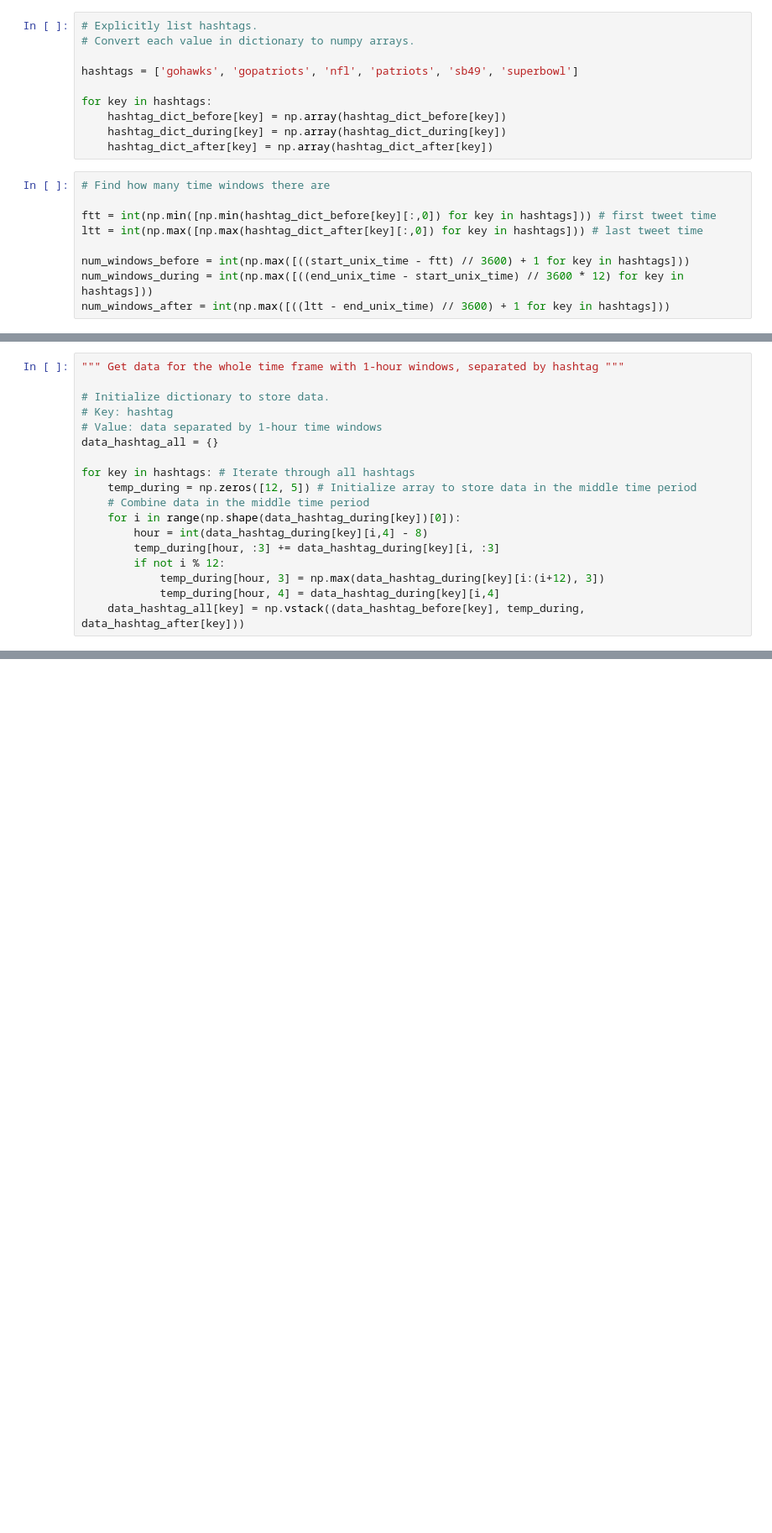
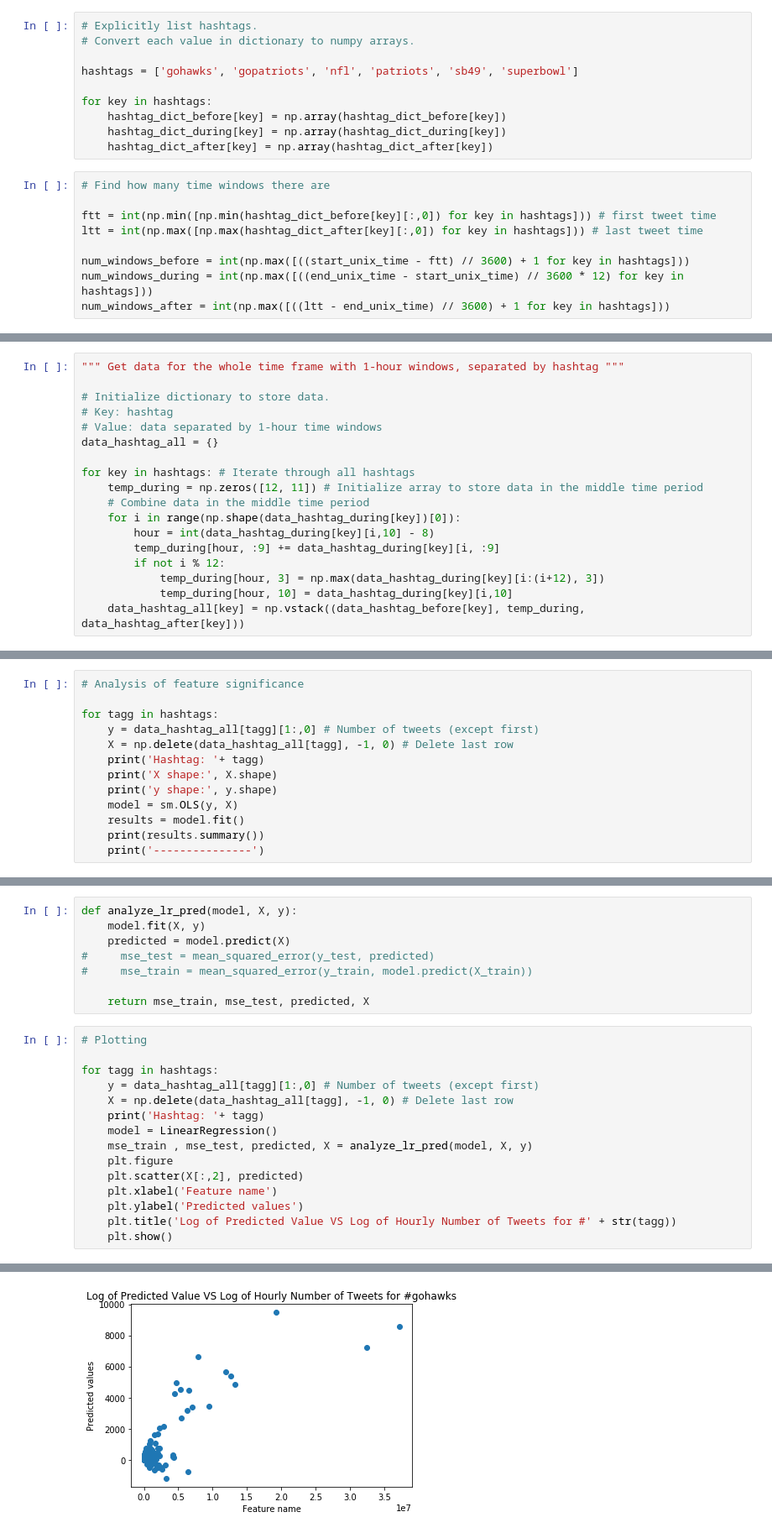
Before and after one commit to 219Winter2019adjz/Project5, a Jupyter notebook: Part2.ipynb, the cells around one changed output, grey strips where cells are left out. Shown at 84% size. Cells and saved outputs as stored; diff of their text form; blank space fills up the shorter version.

```diff
--- a/Part2.ipynb
+++ b/Part2.ipynb
@@ -634,14 +647,14 @@ data_aggregate_after[:,4] = data_hashtag_after['superbowl'][:,4]
 data_hashtag_all = {}
 
 for key in hashtags: # Iterate through all hashtags
-    temp_during = np.zeros([12, 5]) # Initialize array to store data in the middle time period
+    temp_during = np.zeros([12, 11]) # Initialize array to store data in the middle time period
     # Combine data in the middle time period
     for i in range(np.shape(data_hashtag_during[key])[0]):
-        hour = int(data_hashtag_during[key][i,4] - 8)
-        temp_during[hour, :3] += data_hashtag_during[key][i, :3]
+        hour = int(data_hashtag_during[key][i,10] - 8)
+        temp_during[hour, :9] += data_hashtag_during[key][i, :9]
         if not i % 12:
             temp_during[hour, 3] = np.max(data_hashtag_during[key][i:(i+12), 3])
-            temp_during[hour, 4] = data_hashtag_during[key][i,4]
+            temp_during[hour, 10] = data_hashtag_during[key][i,10]
     data_hashtag_all[key] = np.vstack((data_hashtag_before[key], temp_during, data_hashtag_after[key]))
 # %%
 """ Combine data for the whole time frame from all hashtags """
@@ -651,0 +700,13 @@ for key in hashtags:
+# %%
+# Analysis of feature significance
+
+for tagg in hashtags:
+    y = data_hashtag_all[tagg][1:,0] # Number of tweets (except first)
+    X = np.delete(data_hashtag_all[tagg], -1, 0) # Delete last row
+    print('Hashtag: '+ tagg)
+    print('X shape:', X.shape)
+    print('y shape:', y.shape)
+    model = sm.OLS(y, X)
+    results = model.fit()
+    print(results.summary())
+    print('---------------')
@@ -651,0 +731,24 @@ for key in hashtags:
+# %%
+def analyze_lr_pred(model, X, y):
+    model.fit(X, y)
+    predicted = model.predict(X)
+#     mse_test = mean_squared_error(y_test, predicted)
+#     mse_train = mean_squared_error(y_train, model.predict(X_train))
+
+    return mse_train, mse_test, predicted, X
+# %%
+# Plotting
+
+for tagg in hashtags:
+    y = data_hashtag_all[tagg][1:,0] # Number of tweets (except first)
+    X = np.delete(data_hashtag_all[tagg], -1, 0) # Delete last row
+    print('Hashtag: '+ tagg)
+    model = LinearRegression()
+    mse_train , mse_test, predicted, X = analyze_lr_pred(model, X, y)
+    plt.figure
+    plt.scatter(X[:,2], predicted)
+    plt.xlabel('Feature name')
+    plt.ylabel('Predicted values')
+    plt.title('Log of Predicted Value VS Log of Hourly Number of Tweets for #' + str(tagg))
+    plt.show()
+# %% [output]
@@ -651,0 +756 @@ for key in hashtags:
+[figure, added]
```
Also changed, not shown: parts of 15 cells of this notebook.
